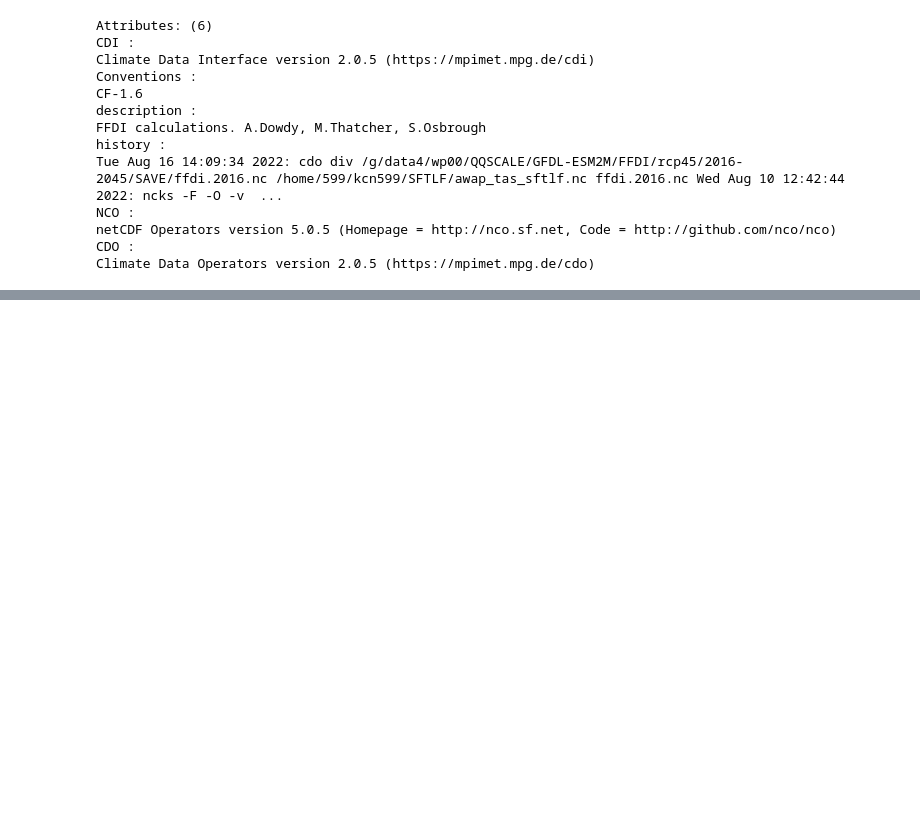
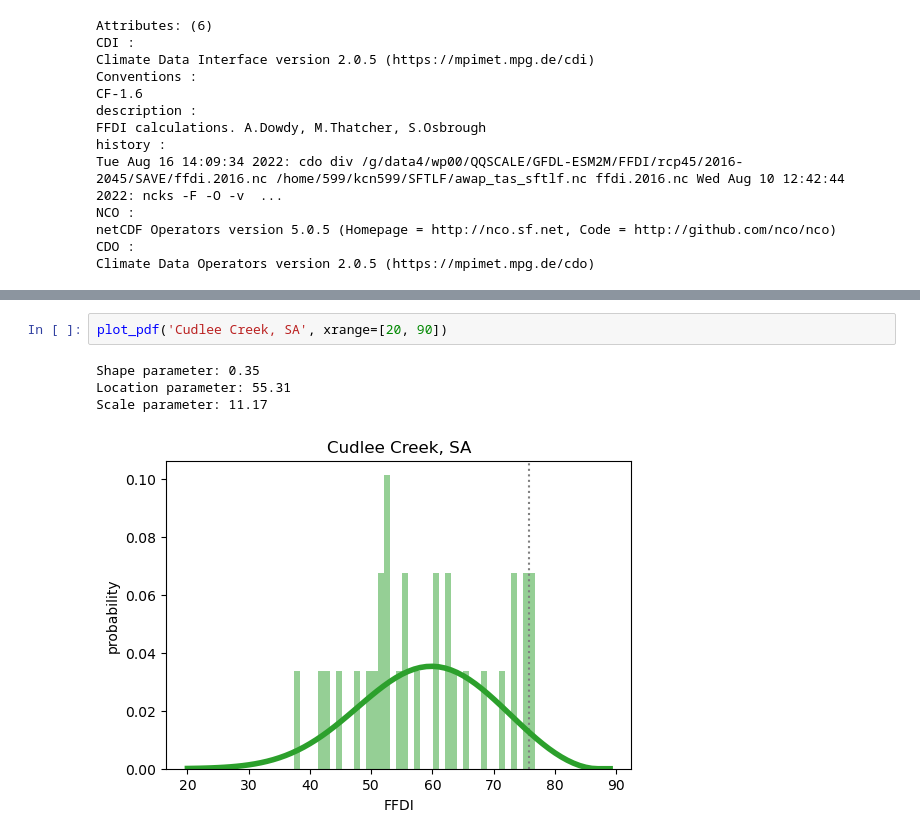
Before and after one commit to climate-innovation-hub/frequency-analysis, a Jupyter notebook: ffdi_example.ipynb, the cells around one changed output, grey strips where cells are left out. Saved outputs shown, nothing was run; the diff lists cells and outputs as text; blank space fills up the shorter version.

```diff
--- a/ffdi_example.ipynb
+++ b/ffdi_example.ipynb
@@ -218,0 +236,7 @@ plt.show()
+# %%
+plot_pdf('Cudlee Creek, SA', xrange=[20, 90])
+# %% [output]
+Shape parameter: 0.35
+Location parameter: 55.31
+Scale parameter: 11.17
+[figure, added]
```
Also changed, not shown: parts of 15 cells of this notebook.
